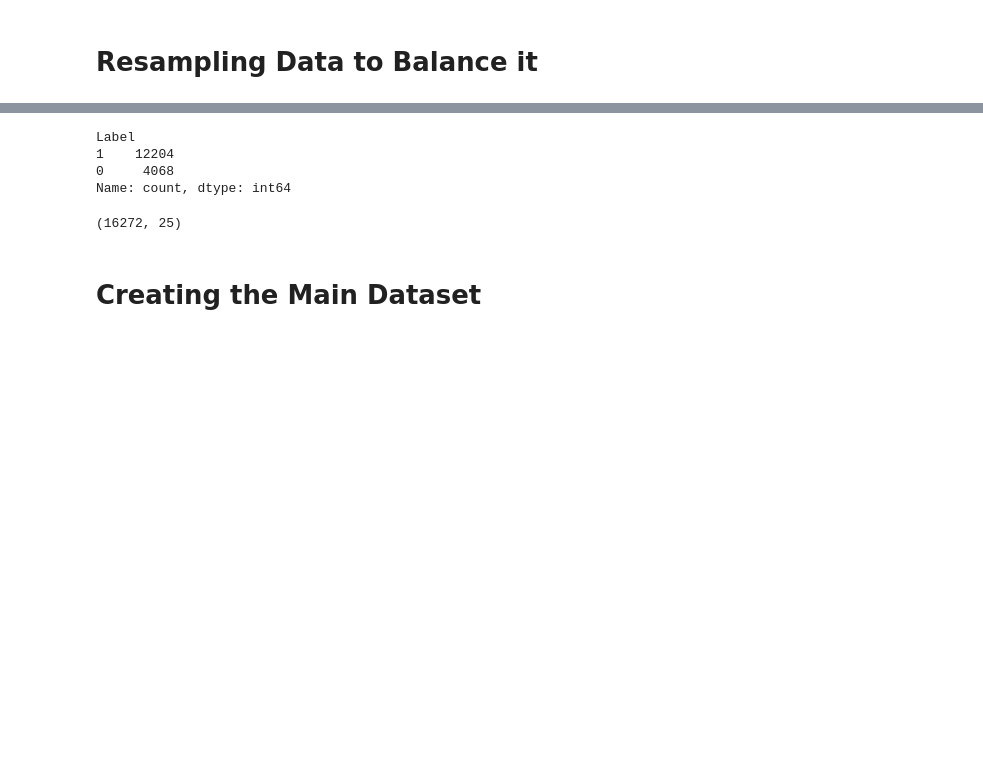
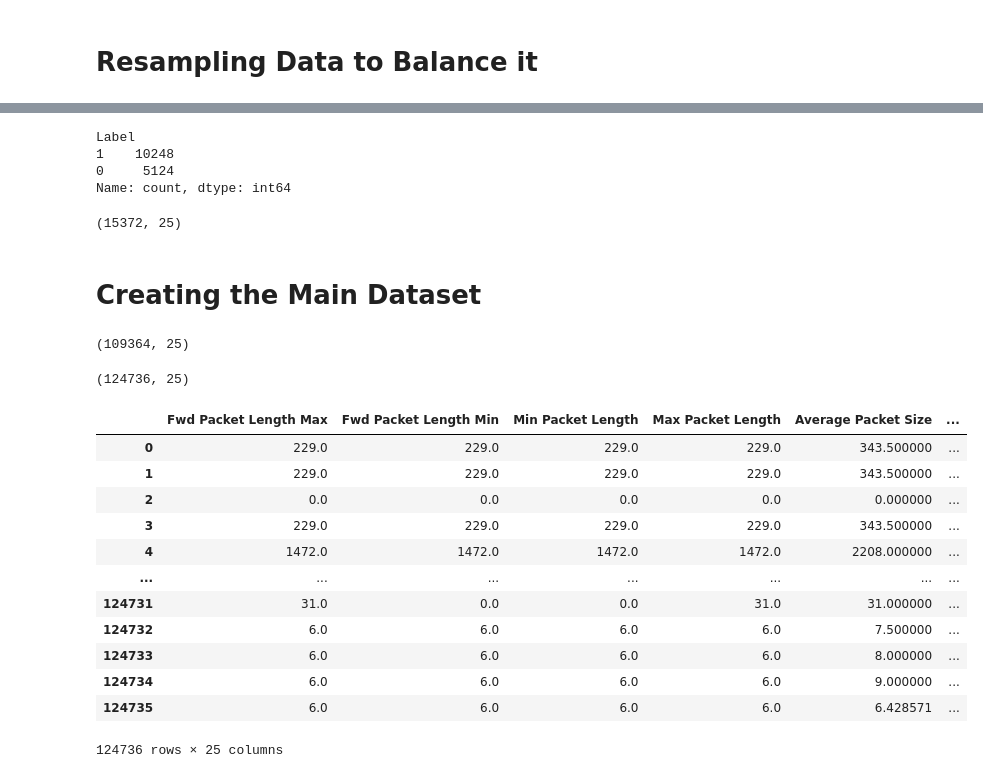
Before and after one commit to fairuznawar122/Network-Intrusion-Detection-System, a Jupyter notebook: NIDS.ipynb, the cells around one changed output, grey strips where cells are left out. Cells and saved outputs as stored; diff of their text form; code cells hidden in the pictures; blank space fills up the shorter version.

```diff
--- a/NIDS.ipynb
+++ b/NIDS.ipynb
@@ -156,16 +156,17 @@ resampled_df
 # %%
 # Replace 'NetBIOS' with 1 and 'BENIGN' with 0 in the 'Category' column
-resampled_df['Label'] = resampled_df['Label'].replace({'UDP': 1,'UDPLag': 1,'Syn':1, 'BENIGN': 0})
+resampled_df['Label'] = resampled_df['Label'].replace({'UDP': 1,'LDAP': 1,'NetBIOS':1, 'BENIGN': 0})
+resampled_df = resampled_df.dropna()
 
 # Display the updated DataFrame
 print(resampled_df['Label'].value_counts())
 resampled_df.shape
 # %% [output]
 Label
-1    12204
-0     4068
+1    10248
+0     5124
 Name: count, dtype: int64
-(16272, 25)
+(15372, 25)
 # %% [markdown]
 # Creating the Main Dataset
 # %%
@@ -172,0 +174,10 @@ resampled_df.to_csv('d6.csv', index=False)
+# %%
+df1 = pd.read_csv('/content/m3.csv', low_memory=False)
+df1.shape
+# %% [output]
+(109364, 25)
+# %%
+df_merged = pd.concat([resampled_df, df1], ignore_index=True)
+df_merged.shape
+# %% [output]
+(124736, 25)
@@ -172,0 +186,17 @@ resampled_df.to_csv('d6.csv', index=False)
+# %%
+df = df_merged
+df
+# %% [output]
+|  | Fwd Packet Length Max | Fwd Packet Length Min | Min Packet Length | Max Packet Length | Average Packet Size | ... |
+| 0 | 229.0 | 229.0 | 229.0 | 229.0 | 343.500000 | ... |
+| 1 | 229.0 | 229.0 | 229.0 | 229.0 | 343.500000 | ... |
+| 2 | 0.0 | 0.0 | 0.0 | 0.0 | 0.000000 | ... |
+| 3 | 229.0 | 229.0 | 229.0 | 229.0 | 343.500000 | ... |
+| 4 | 1472.0 | 1472.0 | 1472.0 | 1472.0 | 2208.000000 | ... |
+| ... | ... | ... | ... | ... | ... | ... |
+| 124731 | 31.0 | 0.0 | 0.0 | 31.0 | 31.000000 | ... |
+| 124732 | 6.0 | 6.0 | 6.0 | 6.0 | 7.500000 | ... |
+| 124733 | 6.0 | 6.0 | 6.0 | 6.0 | 8.000000 | ... |
+| 124734 | 6.0 | 6.0 | 6.0 | 6.0 | 9.000000 | ... |
+| 124735 | 6.0 | 6.0 | 6.0 | 6.0 | 6.428571 | ... |
+124736 rows × 25 columns
```
Also changed, not shown: parts of 15 cells of this notebook.
